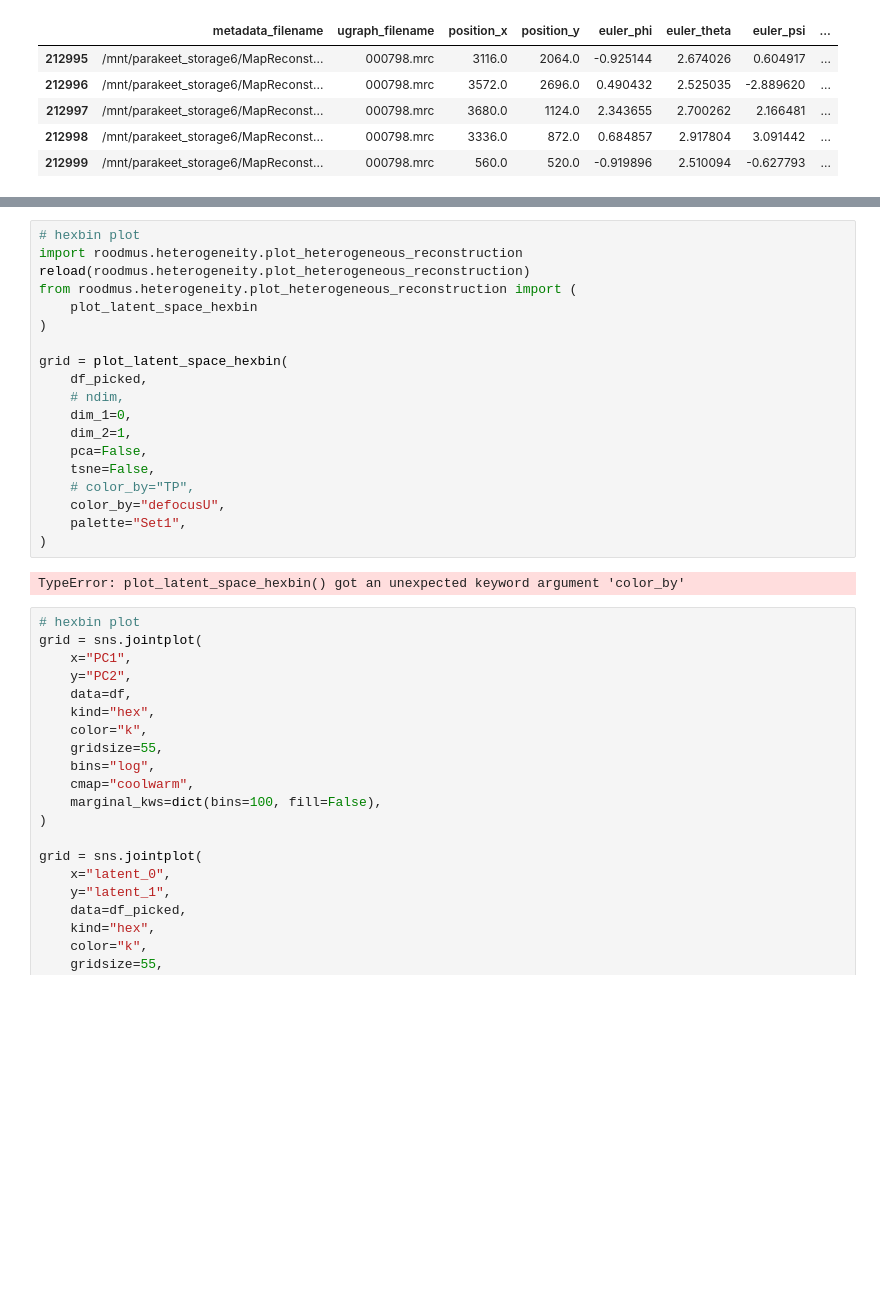
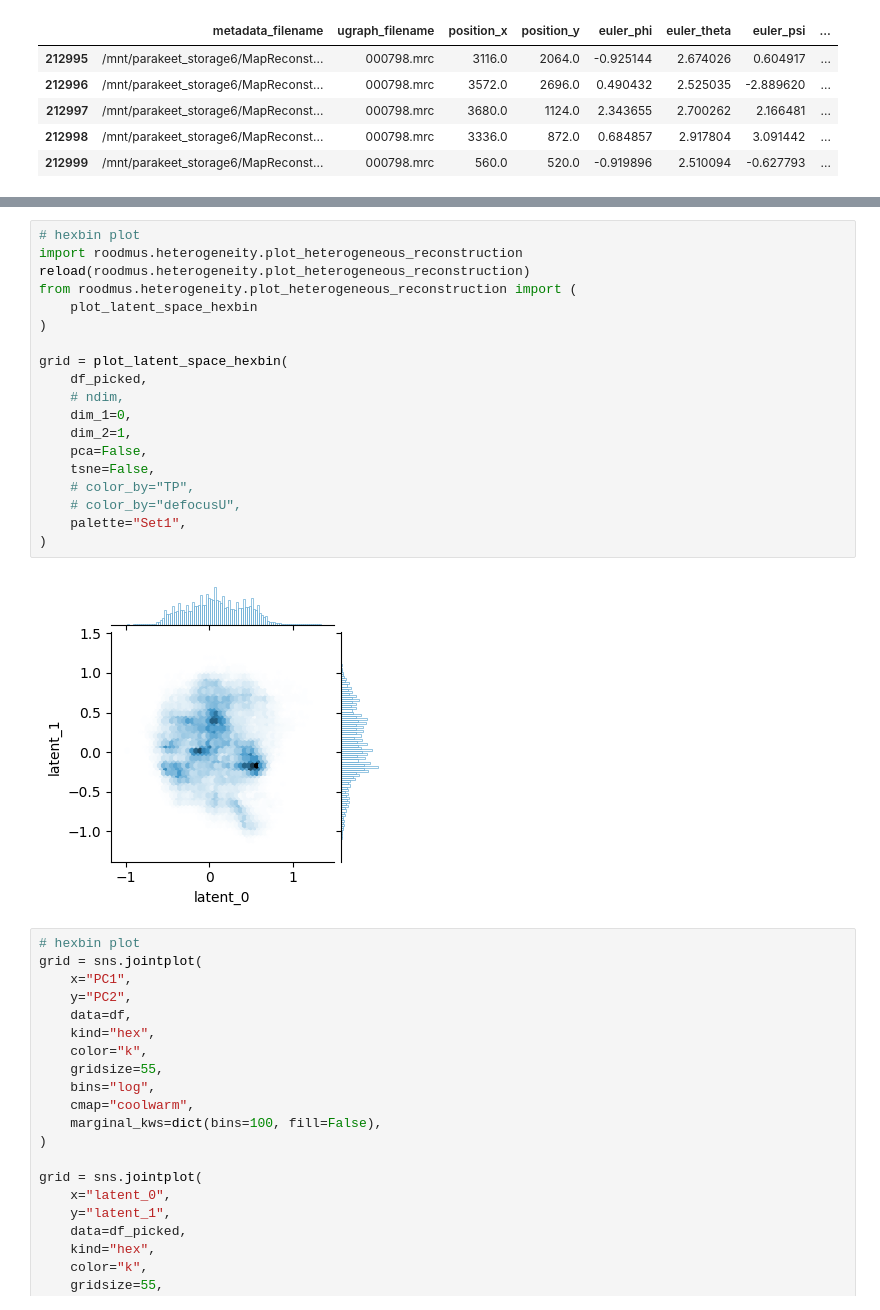
Before and after one commit to ccpem/roodmus, a Jupyter notebook: scripts/analysis_heterogeneous.ipynb, the cells around one changed output, grey strips where cells are left out. Drawn from its saved outputs; the diff is of its cells as text; blank space fills up the shorter version.

```diff
--- a/scripts/analysis_heterogeneous.ipynb
+++ b/scripts/analysis_heterogeneous.ipynb
@@ -116,24 +123,24 @@ TypeError: FigureBase.colorbar() missing 1 required positional argument: 'mappab
 # %%
 # hexbin plot
 import roodmus.heterogeneity.plot_heterogeneous_reconstruction
 reload(roodmus.heterogeneity.plot_heterogeneous_reconstruction)
 from roodmus.heterogeneity.plot_heterogeneous_reconstruction import (
     plot_latent_space_hexbin
 )
 
 grid = plot_latent_space_hexbin(
     df_picked,
     # ndim,
     dim_1=0,
     dim_2=1,
     pca=False,
     tsne=False,
     # color_by="TP",
-    color_by="defocusU",
+    # color_by="defocusU",
     palette="Set1",
 )
 # %% [output]
-TypeError: plot_latent_space_hexbin() got an unexpected keyword argument 'color_by'
+[figure, added]
 # %%
 # hexbin plot
 grid = sns.jointplot(
```
Also changed, not shown: parts of 6 cells of this notebook, 1 other file.
